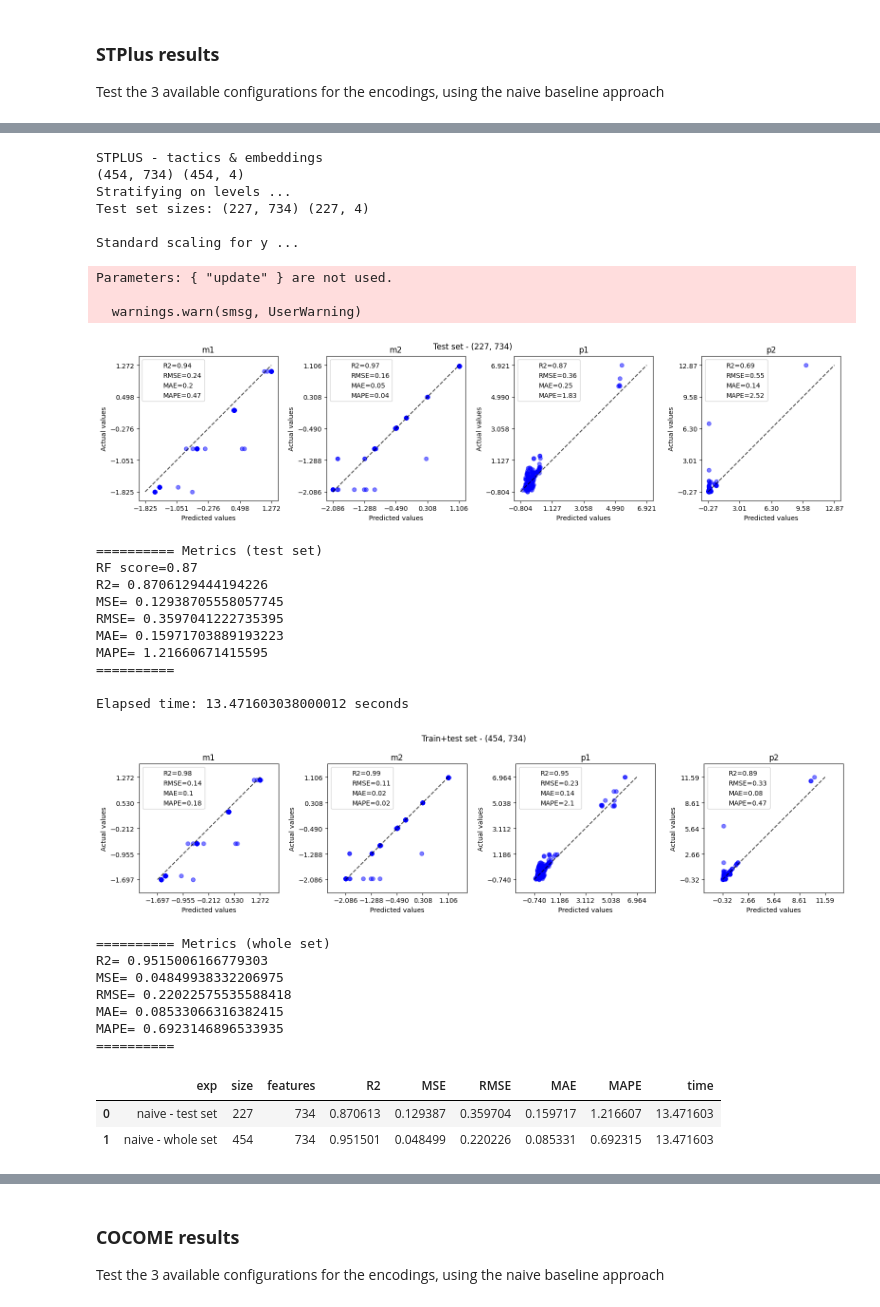
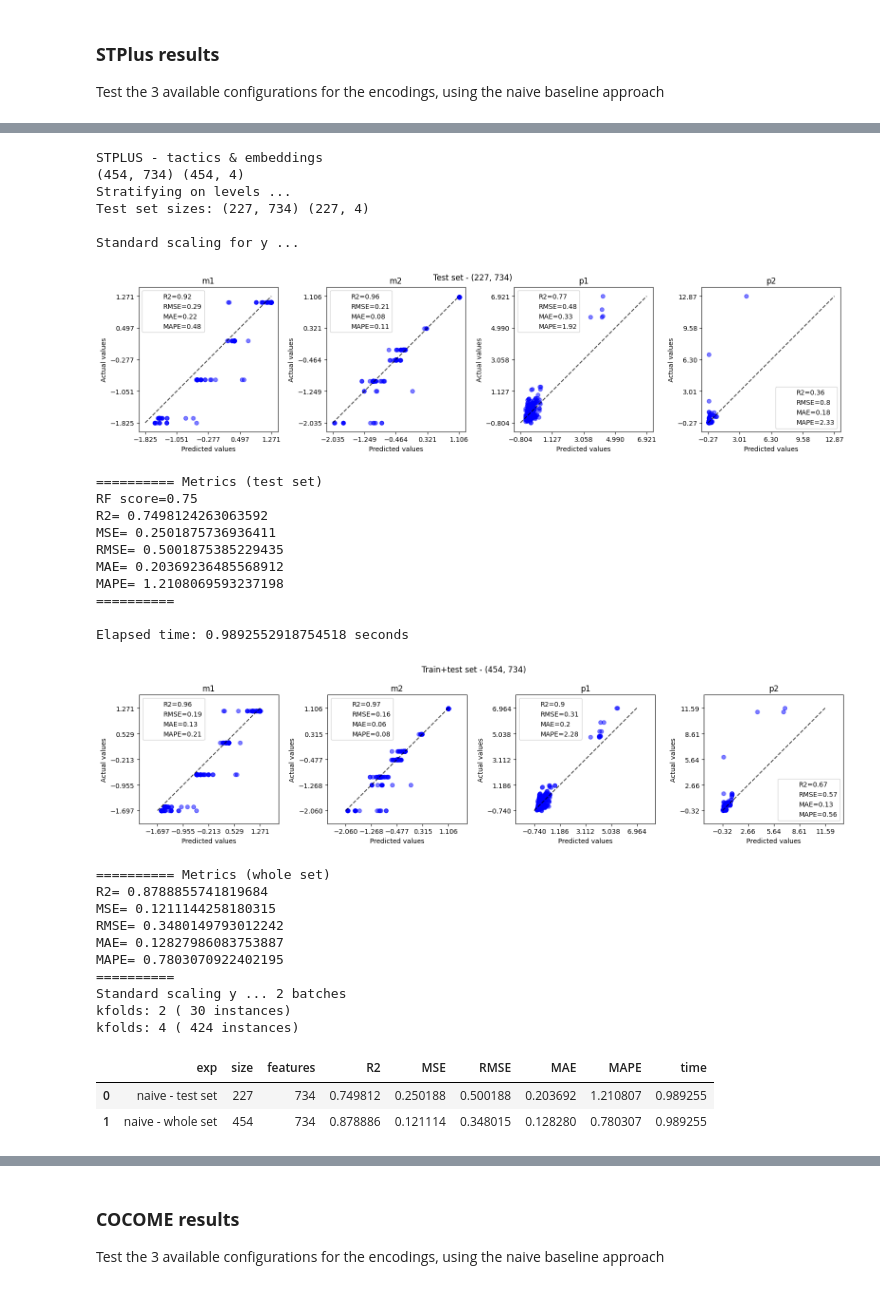
Before and after one commit to andresdp/architecture-surrogates, a Jupyter notebook: notebooks/naive-approach.ipynb, the cells around one changed output, grey strips where cells are left out. Saved outputs shown, nothing was run; the diff lists cells and outputs as text; code cells hidden in the pictures.

```diff
--- a/notebooks/naive-approach.ipynb
+++ b/notebooks/naive-approach.ipynb
@@ -511,3 +515,8 @@ time: 2.83 ms (started: 2024-12-21 14:25:55 +00:00)
+# %%
+# Configuration parameters for ranking the models
+cv_nfold = 100
+model_performance_dict = {}
+scoring_metrics = ['neg_median_absolute_error', 'r2', 'neg_root_mean_squared_error']
 # %% [markdown]
 ### **STPlus results**
 Test the 3 available configurations for the encodings, using the naive baseline approach
@@ -518,11 +527,15 @@ X, y, _ = get_regression_data(df_stplus, target=target, tactics=True, embeddings
 print(X.shape, y.shape)
 
 regr_rf = RandomForestRegressor(n_estimators=100, random_state=12, bootstrap=True)
-regr_xgb = XGBRegressor(n_estimators=100, random_state=12, tree_method='approx', update='refresh', refresh_leaf=True, process_type='default')
-regressor = regr_xgb # regr_rf # regr_xgb
+regr_xgb = XGBRegressor(n_estimators=100, random_state=12, tree_method='approx', refresh_leaf=True, process_type='default') #, update='refresh')
+regressor = regr_rf # regr_rf # regr_xgb
 
 metrics, y_pred = run_single_batch(X, y, regressor, target=target, verbose=False, show_plots=(1,4),
                                    test_size=0.5, levels=df_stplus['level'])
+
+X_batches, y_batches, _ = get_regression_data(df_stplus, target=target, tactics=True, embeddings=False, split_by_level=True)
+model_performance_dict['STPLUS - t'] = run_cross_validation(regressor, X_batches, y_batches, metrics=scoring_metrics, cv_nfold=cv_nfold)
+
 pd.DataFrame(metrics)
 # %% [output]
 STPLUS - tactics only
@@ -564,11 +576,15 @@ X, y, _ = get_regression_data(df_stplus, target=target, tactics=False, embedding
 print(X.shape, y.shape)
 
 regr_rf = RandomForestRegressor(n_estimators=100, random_state=12, bootstrap=True)
-regr_xgb = XGBRegressor(n_estimators=100, random_state=12, tree_method='approx', update='refresh', refresh_leaf=True, process_type='default')
-regressor = regr_xgb # regr_rf # regr_xgb
+regr_xgb = XGBRegressor(n_estimators=100, random_state=12, tree_method='approx', refresh_leaf=True, process_type='default') #, update='refresh')
+regressor = regr_rf # regr_rf # regr_xgb
 
 metrics, y_pred = run_single_batch(X, y, regressor, target=target, verbose=False, show_plots=(1,4),
                                    test_size=0.5, levels=df_stplus['level'])
+
+X_batches, y_batches, _ = get_regression_data(df_stplus, target=target, tactics=False, embeddings=True, split_by_level=True)
+model_performance_dict['STPLUS - e'] = run_cross_validation(regressor, X_batches, y_batches, metrics=scoring_metrics, cv_nfold=cv_nfold)
+
 pd.DataFrame(metrics)
 # %% [output]
 STPLUS - embeddings only
@@ -606,46 +621,50 @@ time: 6.86 s (started: 2024-12-21 14:26:01 +00:00)
 # %%
 print("STPLUS - tactics & embeddings")
 target = OBJ_STPLUS
 X, y, fnames = get_regression_data(df_stplus, target=target, tactics=True, embeddings=True, split_by_level=False)
 print(X.shape, y.shape)
 
 regr_rf = RandomForestRegressor(n_estimators=100, random_state=12, bootstrap=True)
-regr_xgb = XGBRegressor(n_estimators=100, random_state=12, tree_method='approx', update='refresh', refresh_leaf=True, process_type='default')
-regressor = regr_xgb # regr_rf # regr_xgb
+regr_xgb = XGBRegressor(n_estimators=100, random_state=12, tree_method='approx', refresh_leaf=True, process_type='default') #, update='refresh')
+regressor = regr_rf # regr_rf # regr_xgb
 
 metrics, y_pred_baseline_stplus = run_single_batch(X, y, regressor, target=target, verbose=False, show_plots=(1,4),
                                                    test_size=0.5, filename='stplus-naive-all.pdf', levels=df_stplus['level'])
+
+X_batches, y_batches, _ = get_regression_data(df_stplus, target=target, tactics=True, embeddings=True, split_by_level=True)
+model_performance_dict['STPLUS - t & e'] = run_cross_validation(regressor, X_batches, y_batches, metrics=scoring_metrics, cv_nfold=cv_nfold)
+
 df_baseline_stplus = pd.DataFrame(metrics)
 df_baseline_stplus
 # %% [output]
 STPLUS - tactics & embeddings
 (454, 734) (454, 4)
 Stratifying on levels ...
 Test set sizes: (227, 734) (227, 4)
 
 Standard scaling for y ...
+[figure, new version]
-Parameters: { "update" } are not used.
+========== Metrics (test set)
+RF score=0.75
+R2= 0.7498124263063592
+MSE= 0.2501875736936411
+RMSE= 0.5001875385229435
+MAE= 0.20369236485568912
+MAPE= 1.2108069593237198
+==========
 
-  warnings.warn(smsg, UserWarning)
+Elapsed time: 0.9892552918754518 seconds
-[figure, old version]
+[figure, new version]
-========== Metrics (test set)
-RF score=0.87
-R2= 0.8706129444194226
-MSE= 0.12938705558057745
-RMSE= 0.3597041222735395
-MAE= 0.15971703889193223
-MAPE= 1.21660671415595
+========== Metrics (whole set)
+R2= 0.8788855741819684
+MSE= 0.1211144258180315
+RMSE= 0.3480149793012242
+MAE= 0.12827986083753887
+MAPE= 0.7803070922402195
 ==========
-
-Elapsed time: 13.471603038000012 seconds
+Standard scaling y ... 2 batches
+kfolds: 2 ( 30 instances)
+kfolds: 4 ( 424 instances)
-[figure, old version]
-========== Metrics (whole set)
-R2= 0.9515006166779303
-MSE= 0.04849938332206975
-RMSE= 0.22022575535588418
-MAE= 0.08533066316382415
-MAPE= 0.6923146896533935
-==========
 |  | exp | size | features | R2 | MSE | RMSE | MAE | MAPE | time |
-| 0 | naive - test set | 227 | 734 | 0.870613 | 0.129387 | 0.359704 | 0.159717 | 1.216607 | 13.471603 |
-| 1 | naive - whole set | 454 | 734 | 0.951501 | 0.048499 | 0.220226 | 0.085331 | 0.692315 | 13.471603 |
+| 0 | naive - test set | 227 | 734 | 0.749812 | 0.250188 | 0.500188 | 0.203692 | 1.210807 | 0.989255 |
+| 1 | naive - whole set | 454 | 734 | 0.878886 | 0.121114 | 0.348015 | 0.128280 | 0.780307 | 0.989255 |
```
Also changed, not shown: parts of 25 cells of this notebook, 7 other files.
